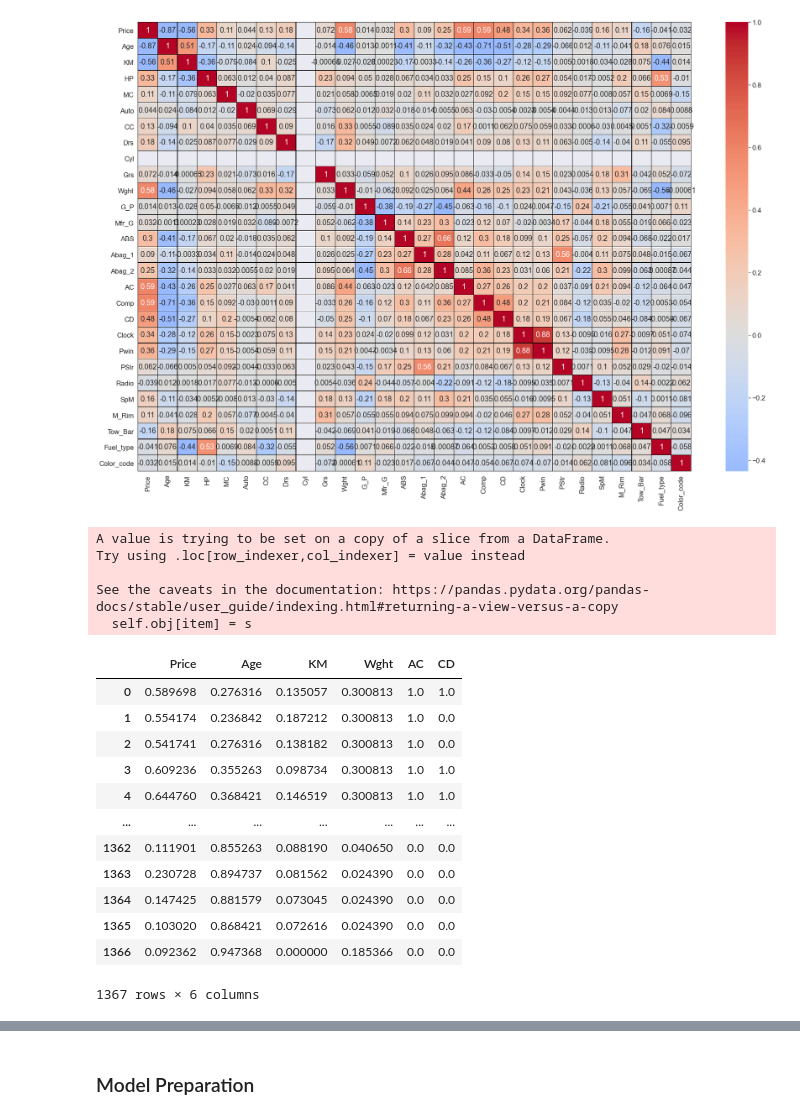
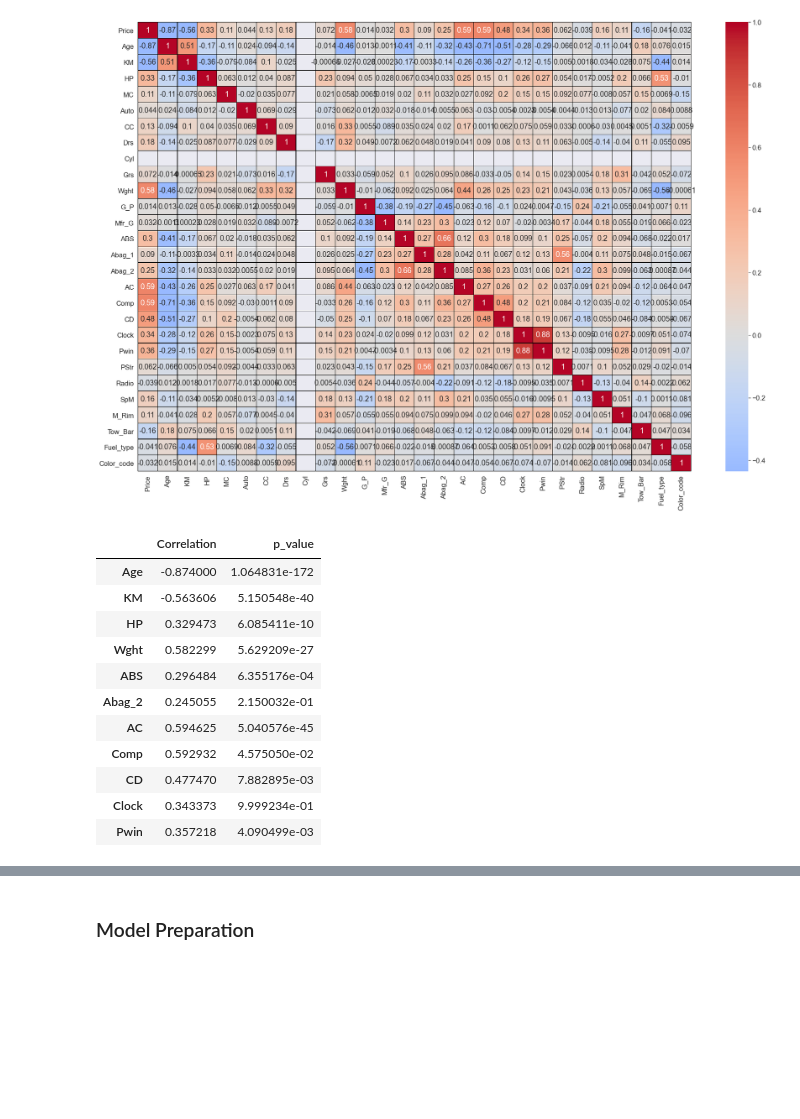
Before and after one commit to vvenkatesh-ML/Projects, a Jupyter notebook: Assignment 1/assignment_code.ipynb, the cells around one changed output, grey strips where cells are left out. Cells and saved outputs as stored; diff of their text form; code cells hidden in the pictures; blank space fills up the shorter version.

```diff
--- a/Assignment 1/assignment_code.ipynb
+++ b/Assignment 1/assignment_code.ipynb
@@ -90,51 +90,34 @@ features_sort = correlation.sort_values('Price',ascending = False)
 # %%
 
 
 #Establishing the features and the target parameters
 X = df_new.drop(columns=['Price'])
 y = df_new.Price
 
 #Combining correlation and p-value test
 lin_reg = sm.OLS(y,X).fit()
 p = lin_reg.pvalues
 p_df = pd.DataFrame(p)
 p_df.columns = ['p_value']
 correlation_new = correlation['Price'].copy()
 correlation_new = correlation_new.drop(['Price'], axis =0)
 corr_df = pd.DataFrame(correlation_new)
 corr_df.columns = ['Correlation']
 features_df = pd.concat([corr_df,p_df], axis = 1)
 
 #Setting criterias for the features based on correlation and p_value
 features_df = features_df.loc[(features_df['Correlation'] > 0.2) | (features_df['Correlation'] < -0.2) & (features_df['p_value'] < 0.05) ]
-
-##Only Age, KM, Wght, AC and CD meet the criteria comfortably
-features_df = features_df.drop(['HP','ABS','Abag_2','Comp','Clock','Pwin'], axis=0)
-#Final features
-df_new = df[['Price','Age','KM','Wght','AC','CD']]
-
-# Normalize all values to bring them to a similar scale (Normalizing data brings all values to within 0 & 1)
-x = df_new.values
-min_max_scaler = preprocessing.MinMaxScaler()
-x_scaled = min_max_scaler.fit_transform(x)
-df_new.loc[:,:] = x_scaled
-df_new
+features_df
 # %% [output]
-A value is trying to be set on a copy of a slice from a DataFrame.
-Try using .loc[row_indexer,col_indexer] = value instead
-
-See the caveats in the documentation: https://pandas.pydata.org/pandas-docs/stable/user_guide/indexing.html#returning-a-view-versus-a-copy
-  self.obj[item] = s
-|  | Price | Age | KM | Wght | AC | CD |
-| 0 | 0.589698 | 0.276316 | 0.135057 | 0.300813 | 1.0 | 1.0 |
-| 1 | 0.554174 | 0.236842 | 0.187212 | 0.300813 | 1.0 | 0.0 |
-| 2 | 0.541741 | 0.276316 | 0.138182 | 0.300813 | 1.0 | 0.0 |
-| 3 | 0.609236 | 0.355263 | 0.098734 | 0.300813 | 1.0 | 1.0 |
-| 4 | 0.644760 | 0.368421 | 0.146519 | 0.300813 | 1.0 | 1.0 |
-| ... | ... | ... | ... | ... | ... | ... |
-| 1362 | 0.111901 | 0.855263 | 0.088190 | 0.040650 | 0.0 | 0.0 |
-| 1363 | 0.230728 | 0.894737 | 0.081562 | 0.024390 | 0.0 | 0.0 |
-| 1364 | 0.147425 | 0.881579 | 0.073045 | 0.024390 | 0.0 | 0.0 |
-| 1365 | 0.103020 | 0.868421 | 0.072616 | 0.024390 | 0.0 | 0.0 |
-| 1366 | 0.092362 | 0.947368 | 0.000000 | 0.185366 | 0.0 | 0.0 |
+|  | Correlation | p_value |
+| Age | -0.874000 | 1.064831e-172 |
+| KM | -0.563606 | 5.150548e-40 |
+| HP | 0.329473 | 6.085411e-10 |
+| Wght | 0.582299 | 5.629209e-27 |
+| ABS | 0.296484 | 6.355176e-04 |
+| Abag_2 | 0.245055 | 2.150032e-01 |
+| AC | 0.594625 | 5.040576e-45 |
+| Comp | 0.592932 | 4.575050e-02 |
+| CD | 0.477470 | 7.882895e-03 |
+| Clock | 0.343373 | 9.999234e-01 |
+| Pwin | 0.357218 | 4.090499e-03 |
-1367 rows × 6 columns
```
Also changed, not shown: parts of 10 cells of this notebook.
